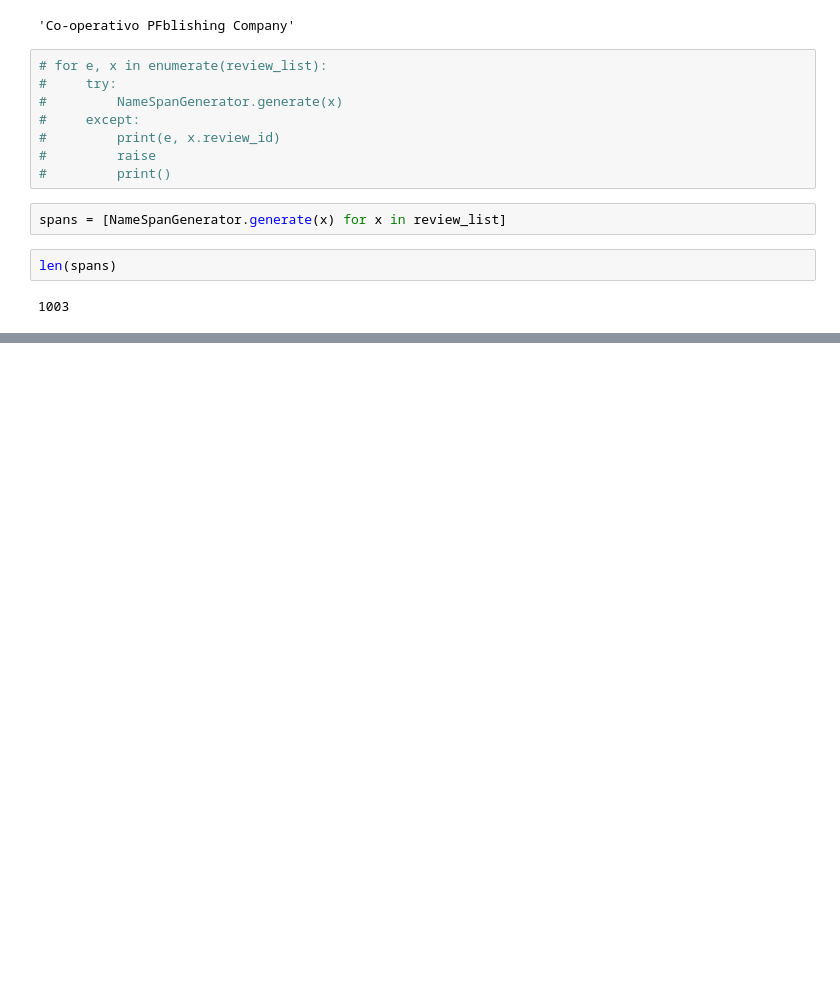
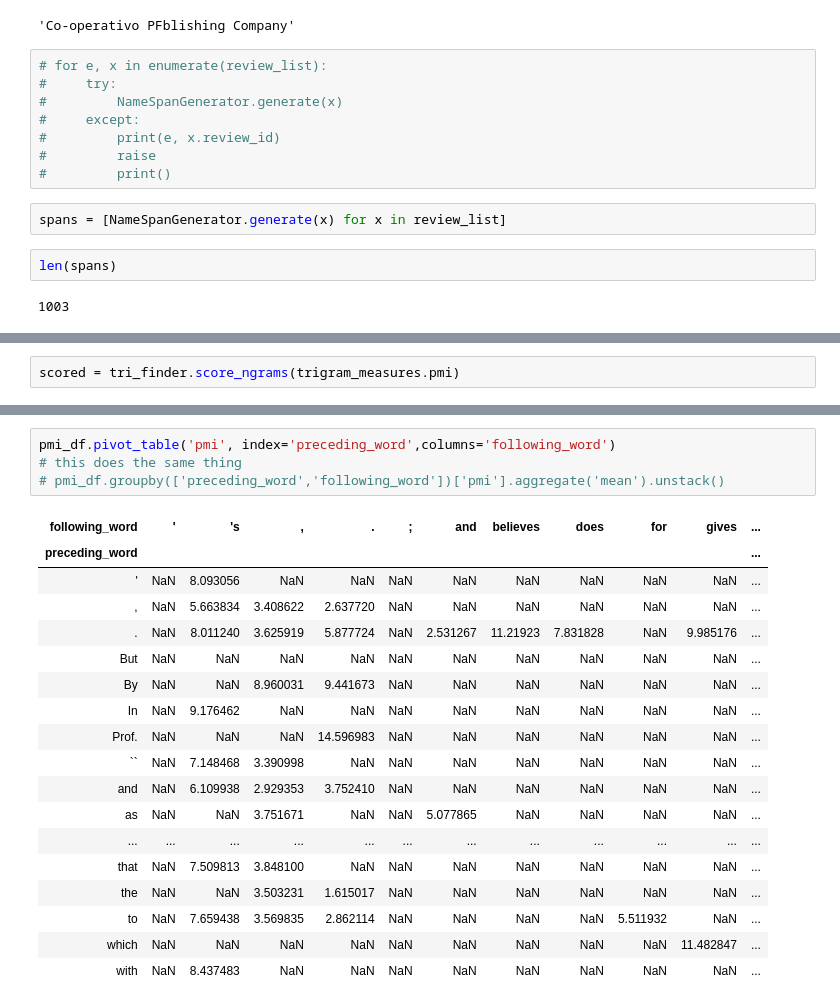
Before and after one commit to mjlavin80/aps_review_classification, a Jupyter notebook: jupyter_notebooks/author_indicators.ipynb, the cells around one changed output, grey strips where cells are left out. Cells and saved outputs as stored; diff of their text form; blank space fills up the shorter version.

```diff
--- a/jupyter_notebooks/author_indicators.ipynb
+++ b/jupyter_notebooks/author_indicators.ipynb
@@ -157,0 +96,2 @@ AttributeError: 'PersonName' object has no attribute 'review_loc_toks'
+# %%
+scored = tri_finder.score_ngrams(trigram_measures.pmi)
@@ -157,0 +202,23 @@ AttributeError: 'PersonName' object has no attribute 'review_loc_toks'
+# %%
+pmi_df.pivot_table('pmi', index='preceding_word',columns='following_word')
+# this does the same thing
+# pmi_df.groupby(['preceding_word','following_word'])['pmi'].aggregate('mean').unstack()
+# %% [output]
+| following_word | ' | 's | , | . | ; | and | believes | does | for | gives | ... |
+| preceding_word |  |  |  |  |  |  |  |  |  |  | ... |
+| ' | NaN | 8.093056 | NaN | NaN | NaN | NaN | NaN | NaN | NaN | NaN | ... |
+| , | NaN | 5.663834 | 3.408622 | 2.637720 | NaN | NaN | NaN | NaN | NaN | NaN | ... |
+| . | NaN | 8.011240 | 3.625919 | 5.877724 | NaN | 2.531267 | 11.21923 | 7.831828 | NaN | 9.985176 | ... |
+| But | NaN | NaN | NaN | NaN | NaN | NaN | NaN | NaN | NaN | NaN | ... |
+| By | NaN | NaN | 8.960031 | 9.441673 | NaN | NaN | NaN | NaN | NaN | NaN | ... |
+| In | NaN | 9.176462 | NaN | NaN | NaN | NaN | NaN | NaN | NaN | NaN | ... |
+| Prof. | NaN | NaN | NaN | 14.596983 | NaN | NaN | NaN | NaN | NaN | NaN | ... |
+| `` | NaN | 7.148468 | 3.390998 | NaN | NaN | NaN | NaN | NaN | NaN | NaN | ... |
+| and | NaN | 6.109938 | 2.929353 | 3.752410 | NaN | NaN | NaN | NaN | NaN | NaN | ... |
+| as | NaN | NaN | 3.751671 | NaN | NaN | 5.077865 | NaN | NaN | NaN | NaN | ... |
+| ... | ... | ... | ... | ... | ... | ... | ... | ... | ... | ... | ... |
+| that | NaN | 7.509813 | 3.848100 | NaN | NaN | NaN | NaN | NaN | NaN | NaN | ... |
+| the | NaN | NaN | 3.503231 | 1.615017 | NaN | NaN | NaN | NaN | NaN | NaN | ... |
+| to | NaN | 7.659438 | 3.569835 | 2.862114 | NaN | NaN | NaN | NaN | 5.511932 | NaN | ... |
+| which | NaN | NaN | NaN | NaN | NaN | NaN | NaN | NaN | NaN | 11.482847 | ... |
+| with | NaN | 8.437483 | NaN | NaN | NaN | NaN | NaN | NaN | NaN | NaN | ... |
```
Also changed, not shown: parts of 80 cells of this notebook, 1 other file.
